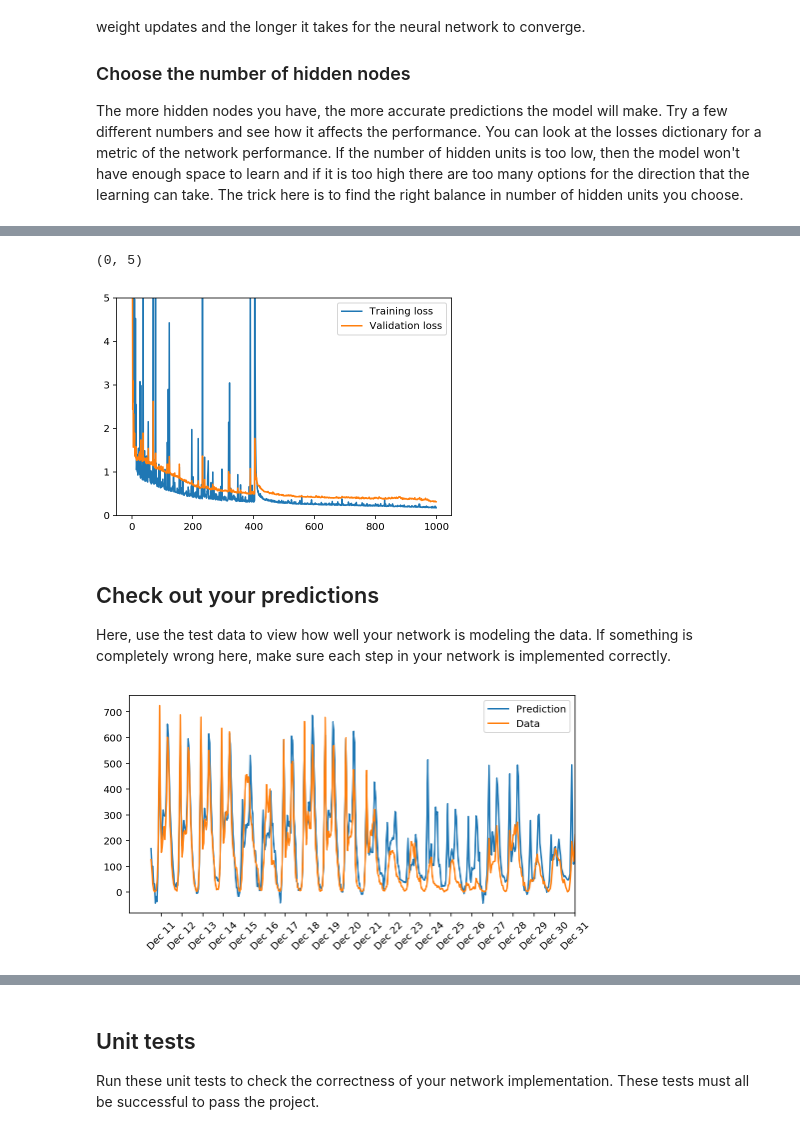
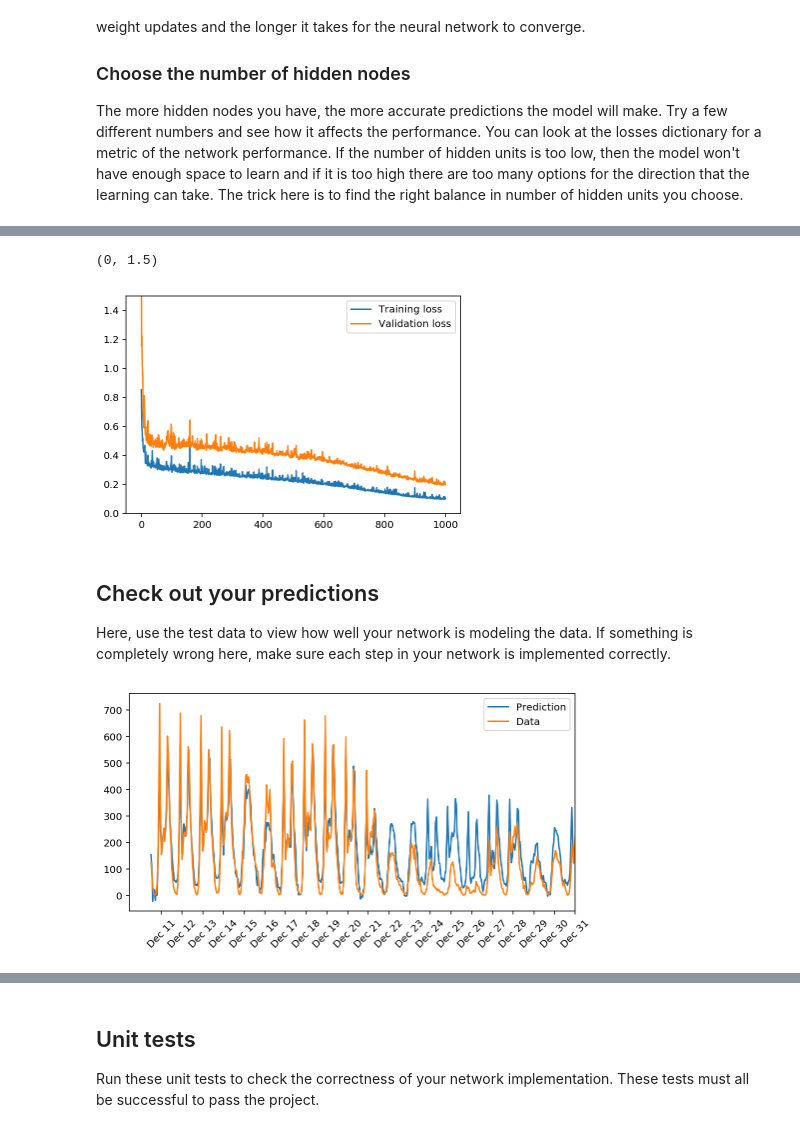
Before and after one commit to tangrui/deep-learning-foundation, a Jupyter notebook: DLND-your-first-network/dlnd-your-first-neural-network.ipynb, the cells around one changed output, grey strips where cells are left out. Drawn from its saved outputs; the diff is of its cells as text; code cells hidden in the pictures.

Commit message:
Change the number of hidden nodes and update the comments.

```diff
--- a/DLND-your-first-network/dlnd-your-first-neural-network.ipynb
+++ b/DLND-your-first-network/dlnd-your-first-neural-network.ipynb
@@ -198,7 +198,7 @@ import sys
 ### Set the hyperparameters here ###
 epochs = 1000
 learning_rate = 0.01
-hidden_nodes = 1000
+hidden_nodes = 25
 output_nodes = 1
 
 N_i = train_features.shape[1]
@@ -226,11 +226,11 @@ Progress: 99.9% ... Training loss: 0.172 ... Validation loss: 0.311
 # %%
 plt.plot(losses['train'], label='Training loss')
 plt.plot(losses['validation'], label='Validation loss')
 plt.legend()
-plt.ylim(ymin=0, ymax=5)
+plt.ylim(ymin=0, ymax=1.5)
 # %% [output]
-(0, 5)
+(0, 1.5)
-[figure, old version]
+[figure, new version]
 # %% [markdown]
 ## Check out your predictions
 
@@ -250,7 +250,7 @@ dates = dates.apply(lambda d: d.strftime('%b %d'))
 ax.set_xticks(np.arange(len(dates))[12::24])
 _ = ax.set_xticklabels(dates[12::24], rotation=45)
 # %% [output]
-[figure, old version]
+[figure, new version]
 # %% [markdown]
 ## Thinking about your results
 
```
Also changed, not shown: parts of 3 cells of this notebook, 1 other file.
